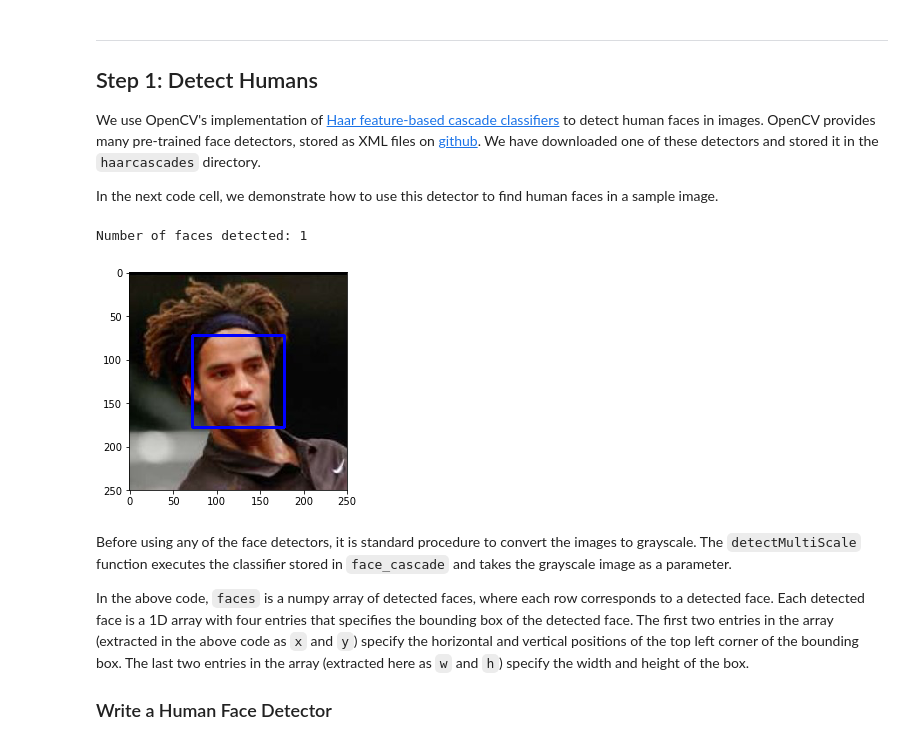
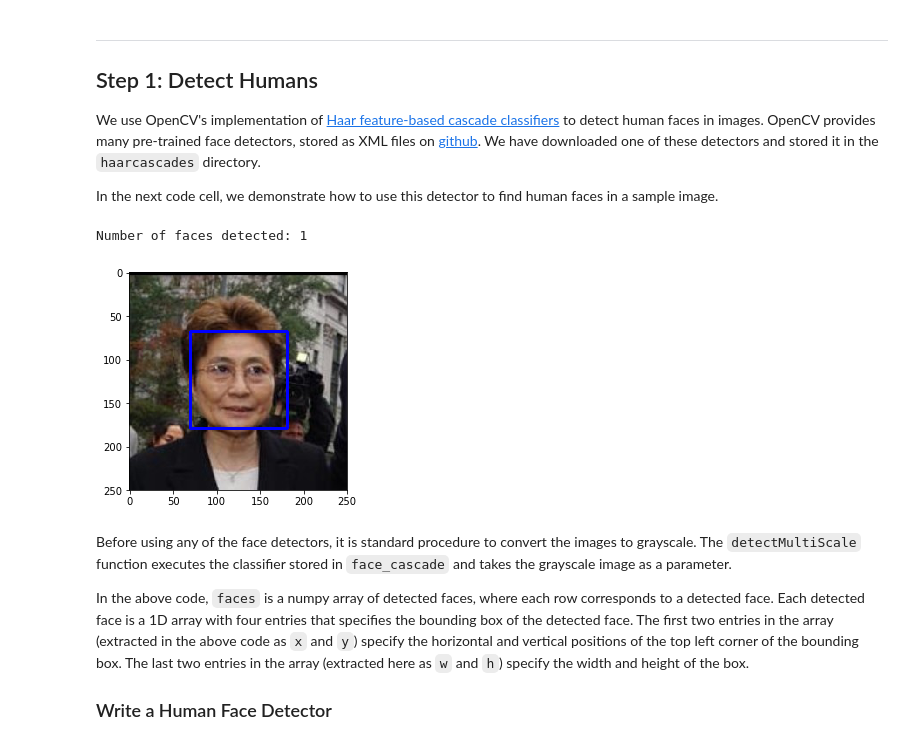
Before and after one commit to manankshastri/DeepLearning, a Jupyter notebook: CNN/Dog/dog_app.ipynb, the cells around one changed output. Cells and saved outputs as stored; diff of their text form; code cells hidden in the pictures.

```diff
--- a/CNN/Dog/dog_app.ipynb
+++ b/CNN/Dog/dog_app.ipynb
@@ -115,35 +115,35 @@ In the next code cell, we demonstrate how to use this detector to find human fac
 import cv2
 import matplotlib.pyplot as plt
 %matplotlib inline
 
 # extract pre-trained face detector
 face_cascade = cv2.CascadeClassifier('haarcascades/haarcascade_frontalface_alt.xml')
 
 # load color (BGR) image
-img = cv2.imread(human_files[167])
+img = cv2.imread(human_files[1])
 # convert BGR image to grayscale
 gray = cv2.cvtColor(img, cv2.COLOR_BGR2GRAY)
 
 # find faces in image
 faces = face_cascade.detectMultiScale(gray)
 
 # print number of faces detected in the image
 print('Number of faces detected:', len(faces))
 
 # get bounding box for each detected face
 for (x,y,w,h) in faces:
     # add bounding box to color image
     cv2.rectangle(img,(x,y),(x+w,y+h),(255,0,0),2)
 
 # convert BGR image to RGB for plotting
 cv_rgb = cv2.cvtColor(img, cv2.COLOR_BGR2RGB)
 
 # display the image, along with bounding box
 plt.imshow(cv_rgb)
 plt.show()
 # %% [output]
 Number of faces detected: 1
-[figure, old version]
+[figure, new version]
 # %% [markdown]
 Before using any of the face detectors, it is standard procedure to convert the images to grayscale.  The `detectMultiScale` function executes the classifier stored in `face_cascade` and takes the grayscale image as a parameter.
 
```
Also changed, not shown: parts of 19 cells of this notebook.
